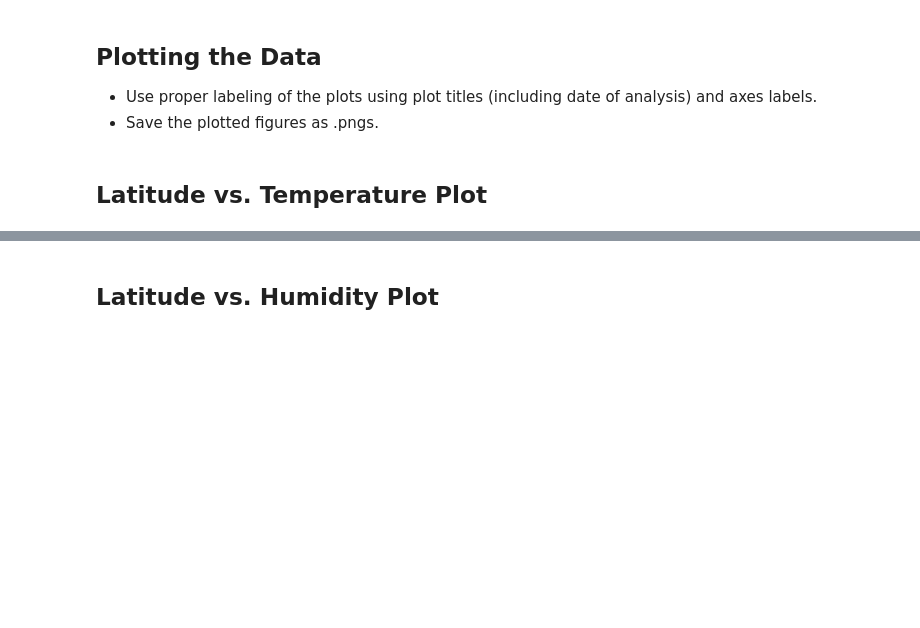
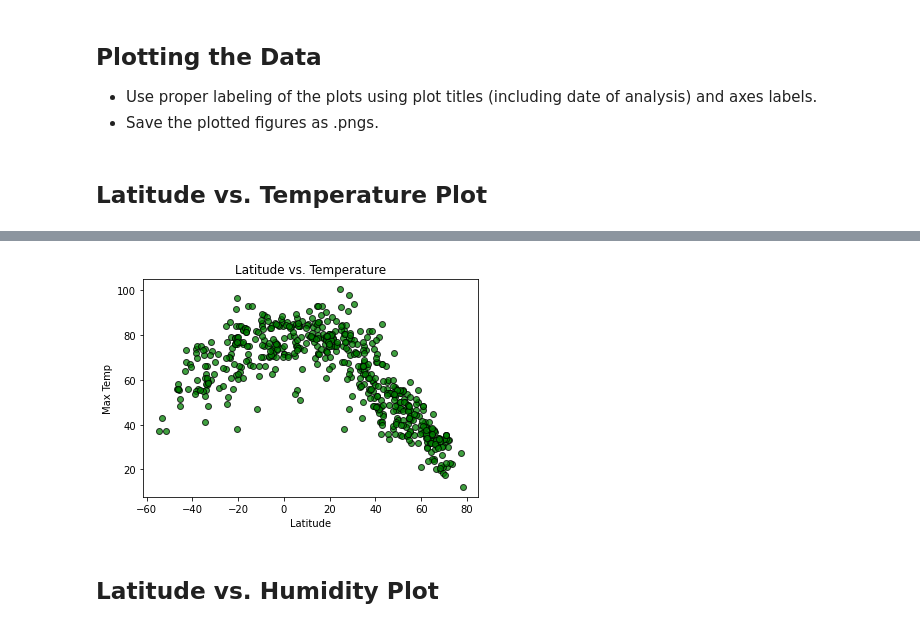
Before and after one commit to grantbot/Python-API-Challenge, a Jupyter notebook: WeatherPy/weatherpy.ipynb, the cells around one changed output, grey strips where cells are left out. Saved outputs shown, nothing was run; the diff lists cells and outputs as text; code cells hidden in the pictures; blank space fills up the shorter version.

```diff
--- a/WeatherPy/weatherpy.ipynb
+++ b/WeatherPy/weatherpy.ipynb
@@ -150,0 +184,15 @@ IndentationError: unexpected indent (<ipython-input-50-8090394572b4>, line 3)
+# %%
+city_data_df = pd.DataFrame(
+                {'City':city_name,
+                 'Latitude': lat,
+                 'Longitude': lng,
+                 'Temperature (max)': max_temp,
+                 'Humidity': humidity,
+                 'Cloudiness': cloudiness,
+                 'Wind Speed': wind_speed,
+                 'Country': country,
+                 'Date': date
+
+
+                }
+)
@@ -189,2 +240,14 @@ Int64Index([], dtype='int64')
+# %%
+plt.scatter(city_data_df['Latitude'], city_data_df['Temperature (max)'], marker="o", facecolors="green", edgecolors="black",
+            alpha=0.75)
+
+plt.title("Latitude vs. Temperature")
+plt.xlabel("Latitude")
+plt.ylabel("Max Temp")
+plt.savefig("../output_data/latitude_vs_temp.png", bbox_inches="tight")
+
+plt.show()
+# %% [output]
+[figure, added]
 # %% [markdown]
 ## Latitude vs. Humidity Plot
```
Also changed, not shown: parts of 42 cells of this notebook, 7 other files.
